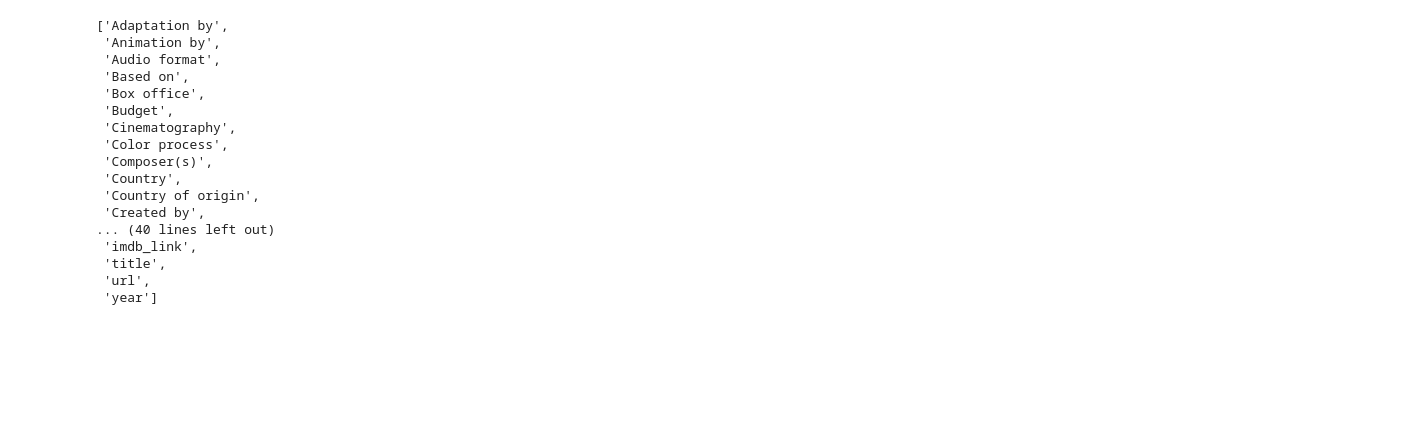
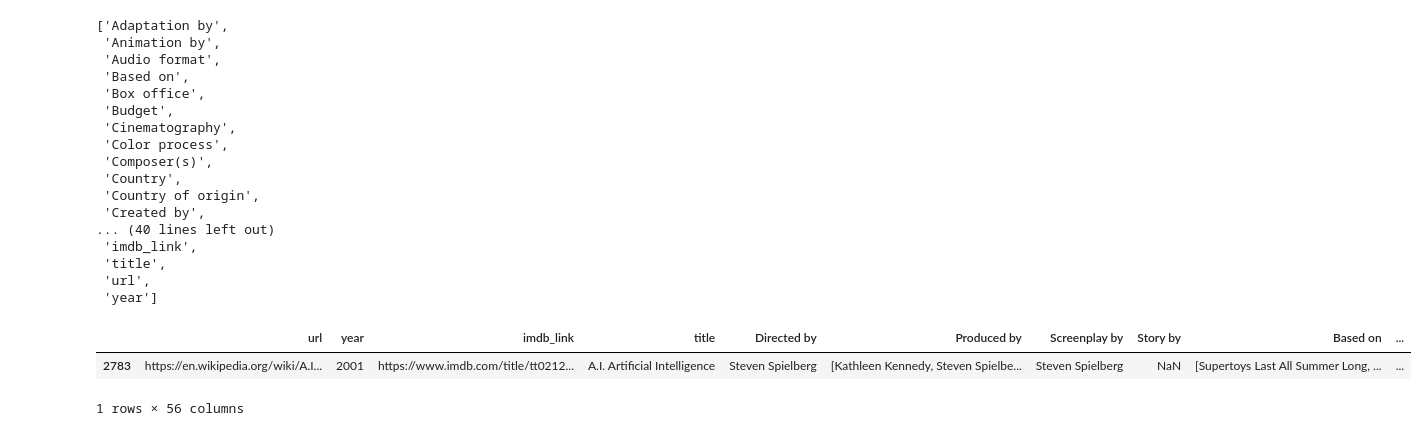
Before and after one commit to js816/Movies-ETL, a Jupyter notebook: Movie_data.ipynb, the cells around one changed output. Cells and saved outputs as stored; diff of their text form; code cells hidden in the pictures; blank space fills up the shorter version.

```diff
--- a/Movie_data.ipynb
+++ b/Movie_data.ipynb
@@ -491,3 +489,9 @@ sorted(wiki_movies_df.columns.tolist())
  'title',
  'url',
  'year']
+# %%
+wiki_movies_df[wiki_movies_df['title'] == 'A.I. Artificial Intelligence']
+# %% [output]
+|  | url | year | imdb_link | title | Directed by | Produced by | Screenplay by | Story by | Based on | ... |
+| 2783 | https://en.wikipedia.org/wiki/A.I... | 2001 | https://www.imdb.com/title/tt0212... | A.I. Artificial Intelligence | Steven Spielberg | [Kathleen Kennedy, Steven Spielbe... | Steven Spielberg | NaN | [Supertoys Last All Summer Long, ... | ... |
+1 rows × 56 columns
```
Also changed, not shown: parts of 22 cells of this notebook.
